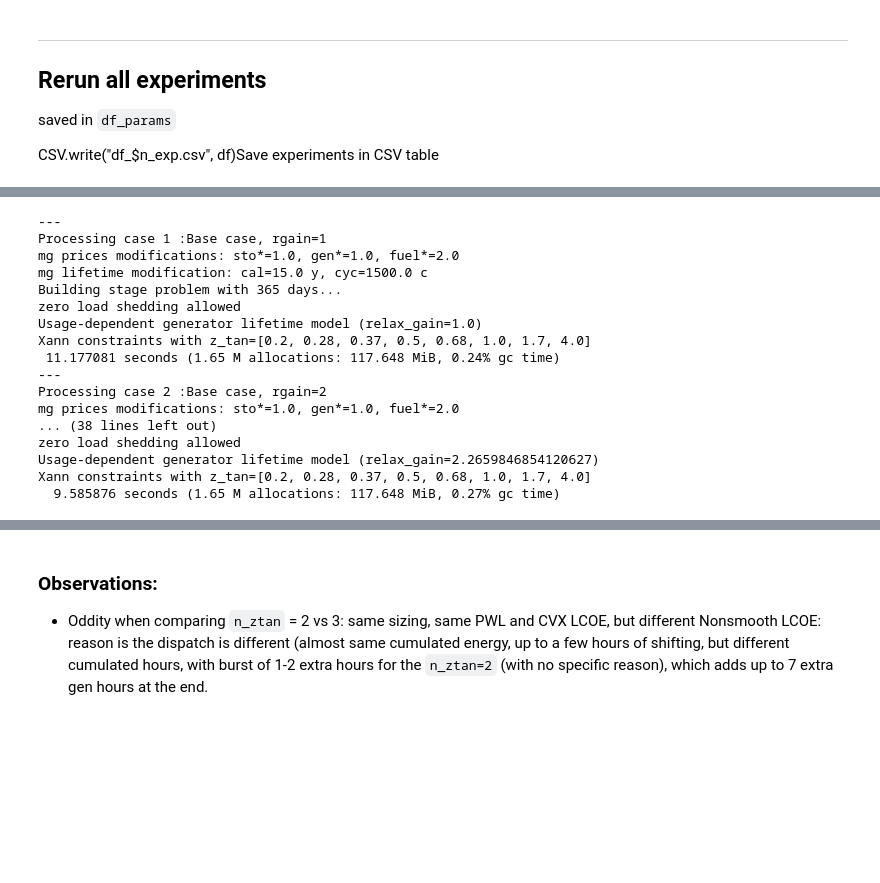
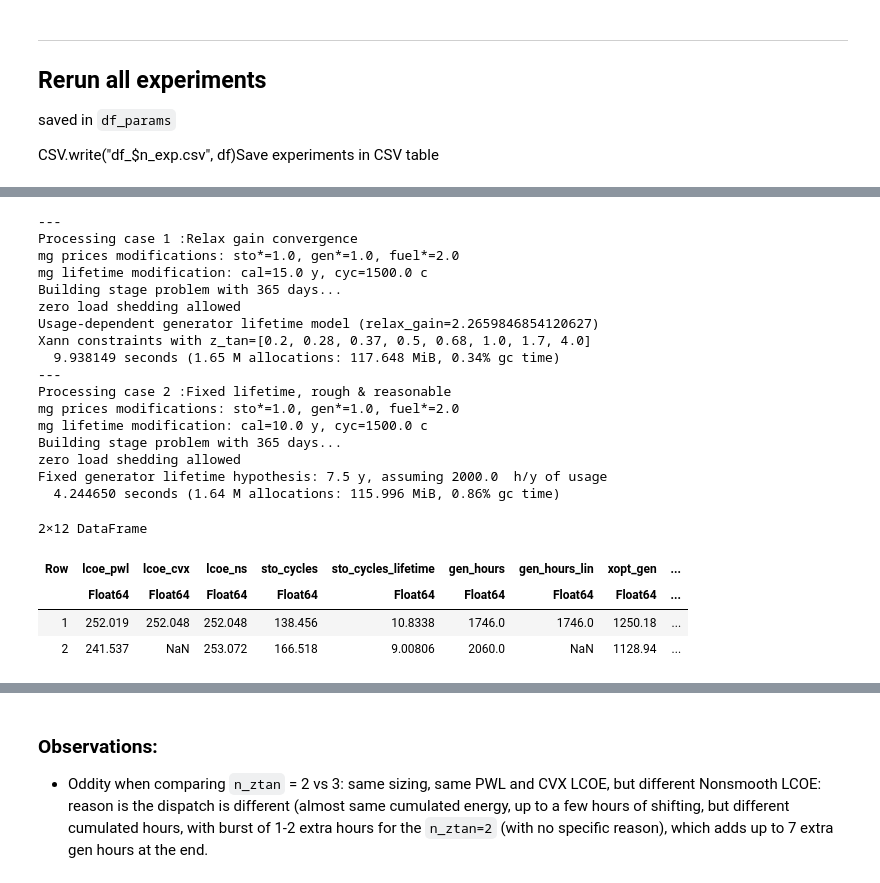
Before and after one commit to pierre-haessig/Microgrids.JuMP, a Jupyter notebook: Cvx_article_experiments.ipynb, the cells around one changed output, grey strips where cells are left out. Saved outputs shown, nothing was run; the diff lists cells and outputs as text; code cells hidden in the pictures; blank space fills up the shorter version.

```diff
--- a/Cvx_article_experiments.ipynb
+++ b/Cvx_article_experiments.ipynb
@@ -1059,6 +1168,6 @@ df_params
 # %%
 df_results = df_results_blank()
-for (i, row) in enumerate(eachrow(df_params))
+for (i, row) in enumerate(eachrow(df_params[6:7,:]))
     println("---")
     println("Processing case ", i, " :", row.case)
 
@@ -1066,7 +1175,7 @@ for (i, row) in enumerate(eachrow(df_params))
         modify_mg_lifetimes(cyc=row.sto_lifetime_cycles, cal=row.sto_lifetime_calendar) ∘
         create_mg_modified
 
-    if row.n_ztan == 2
+    if row.n_ztan == 2 || row.n_ztan == 0
         z_tan_iter = []
     elseif row.n_ztan == 3
         z_tan_iter = [0.50]
@@ -1094,6 +1203,7 @@ for (i, row) in enumerate(eachrow(df_params))
     p = (
         1000*lcoe_alg, 1000*costs_cvx.lcoe, 1000*costs_ns.lcoe, # LCOEs in €/MWh
         diagnostics.storage.cycles,
+        diagnostics.storage.lifetime_cycles,
         diagnostics.generator.hours,
         diagnostics.generator.hours_lin,
         xalg[1], xalg[2], xalg[3], xalg[4],
@@ -1103,19 +1213,27 @@ for (i, row) in enumerate(eachrow(df_params))
 end
 # %% [output]
 ---
-Processing case 1 :Base case, rgain=1
+Processing case 1 :Relax gain convergence
 mg prices modifications: sto*=1.0, gen*=1.0, fuel*=2.0
 mg lifetime modification: cal=15.0 y, cyc=1500.0 c
 Building stage problem with 365 days...
 zero load shedding allowed
-Usage-dependent generator lifetime model (relax_gain=1.0)
-Xann constraints with z_tan=[0.2, 0.28, 0.37, 0.5, 0.68, 1.0, 1.7, 4.0]
- 11.177081 seconds (1.65 M allocations: 117.648 MiB, 0.24% gc time)
----
-Processing case 2 :Base case, rgain=2
-mg prices modifications: sto*=1.0, gen*=1.0, fuel*=2.0
-... (38 lines left out)
-zero load shedding allowed
 Usage-dependent generator lifetime model (relax_gain=2.2659846854120627)
 Xann constraints with z_tan=[0.2, 0.28, 0.37, 0.5, 0.68, 1.0, 1.7, 4.0]
-  9.585876 seconds (1.65 M allocations: 117.648 MiB, 0.27% gc time)
+  9.938149 seconds (1.65 M allocations: 117.648 MiB, 0.34% gc time)
+---
+Processing case 2 :Fixed lifetime, rough & reasonable
+mg prices modifications: sto*=1.0, gen*=1.0, fuel*=2.0
+mg lifetime modification: cal=10.0 y, cyc=1500.0 c
+Building stage problem with 365 days...
+zero load shedding allowed
+Fixed generator lifetime hypothesis: 7.5 y, assuming 2000.0  h/y of usage
+  4.244650 seconds (1.64 M allocations: 115.996 MiB, 0.86% gc time)
+# %%
+df_results
+# %% [output]
+2×12 DataFrame
+| Row | lcoe_pwl | lcoe_cvx | lcoe_ns | sto_cycles | sto_cycles_lifetime | gen_hours | gen_hours_lin | xopt_gen | ... |
+|  | Float64 | Float64 | Float64 | Float64 | Float64 | Float64 | Float64 | Float64 | ... |
+| 1 | 252.019 | 252.048 | 252.048 | 138.456 | 10.8338 | 1746.0 | 1746.0 | 1250.18 | ... |
+| 2 | 241.537 | NaN | 253.072 | 166.518 | 9.00806 | 2060.0 | NaN | 1128.94 | ... |
```
Also changed, not shown: parts of 37 cells of this notebook.
